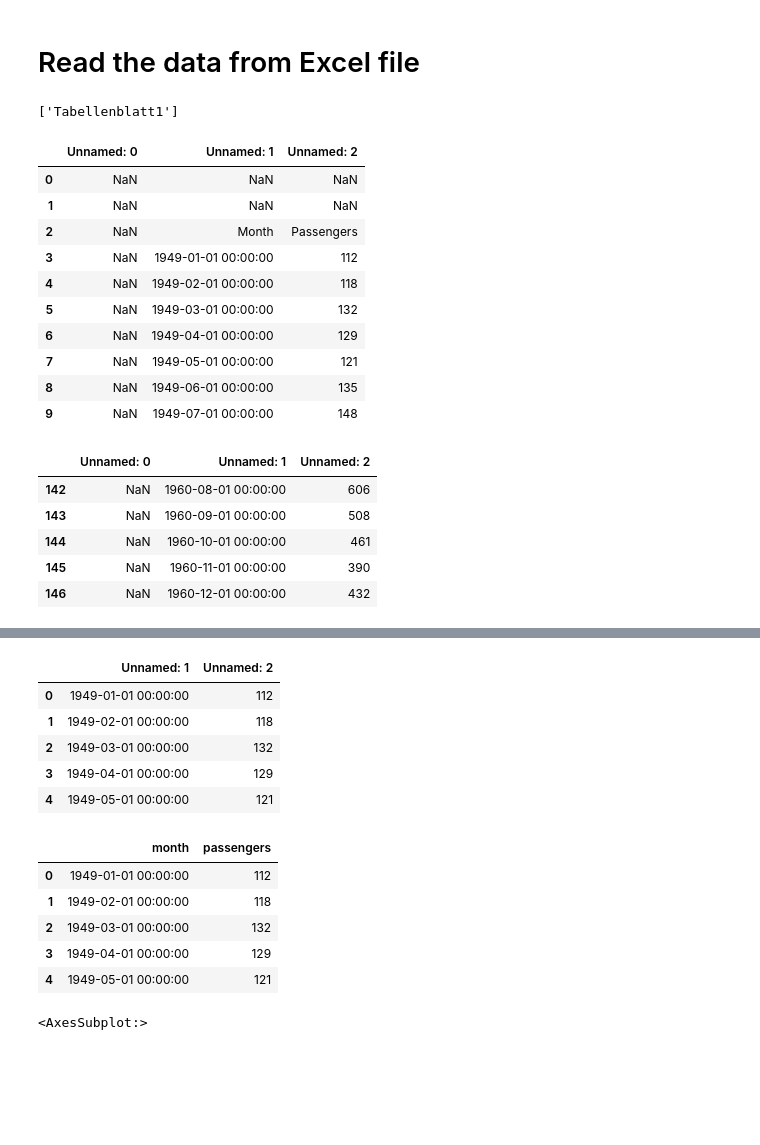
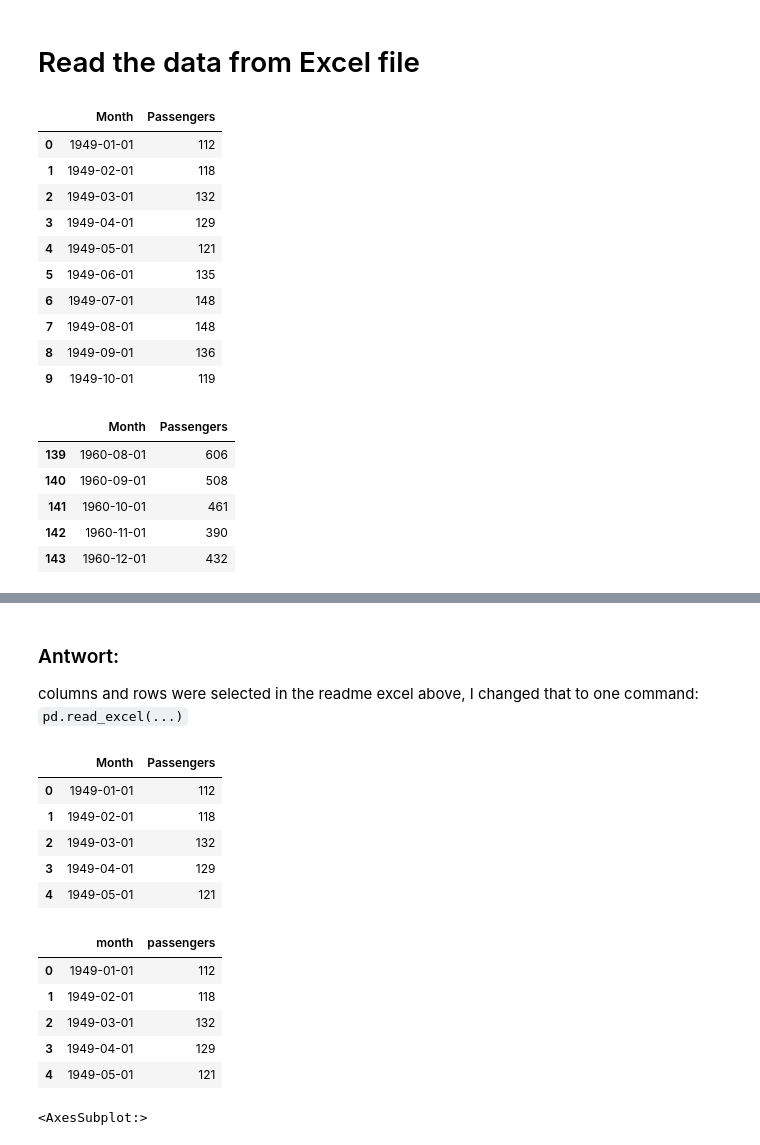
Before and after one commit to zualexander/mlexercises, a Jupyter notebook: 04 Exercise Import of data from excel and time series prediction-az.ipynb, the cells around one changed output, grey strips where cells are left out. Cells and saved outputs as stored; diff of their text form; code cells hidden in the pictures; blank space fills up the shorter version.

```diff
--- a/04 Exercise Import of data from excel and time series prediction-az.ipynb
+++ b/04 Exercise Import of data from excel and time series prediction-az.ipynb
@@ -67,38 +67,37 @@ excelData = 'data/airline_passengers.xlsx'
 # %% [markdown]
 # Read the data from Excel file
 # %%
-data = pd.ExcelFile(excelData)
-print(data.sheet_names)
+#data = pd.ExcelFile(excelData)
+#print(data.sheet_names)
-# %% [output]
-['Tabellenblatt1']
 # %%
 #
 # read one table
 #
-df = data.parse('Tabellenblatt1')
+#df = data.parse('Tabellenblatt1')
+df = pd.read_excel(excelData, header=3, usecols=[1,2,3])
 df.info
 df.head(10)
 # %% [output]
-|  | Unnamed: 0 | Unnamed: 1 | Unnamed: 2 |
-| 0 | NaN | NaN | NaN |
-| 1 | NaN | NaN | NaN |
-| 2 | NaN | Month | Passengers |
-| 3 | NaN | 1949-01-01 00:00:00 | 112 |
-| 4 | NaN | 1949-02-01 00:00:00 | 118 |
-| 5 | NaN | 1949-03-01 00:00:00 | 132 |
-| 6 | NaN | 1949-04-01 00:00:00 | 129 |
-| 7 | NaN | 1949-05-01 00:00:00 | 121 |
-| 8 | NaN | 1949-06-01 00:00:00 | 135 |
-| 9 | NaN | 1949-07-01 00:00:00 | 148 |
+|  | Month | Passengers |
+| 0 | 1949-01-01 | 112 |
+| 1 | 1949-02-01 | 118 |
+| 2 | 1949-03-01 | 132 |
+| 3 | 1949-04-01 | 129 |
+| 4 | 1949-05-01 | 121 |
+| 5 | 1949-06-01 | 135 |
+| 6 | 1949-07-01 | 148 |
+| 7 | 1949-08-01 | 148 |
+| 8 | 1949-09-01 | 136 |
+| 9 | 1949-10-01 | 119 |
 # %%
 df.tail()
 # %% [output]
-|  | Unnamed: 0 | Unnamed: 1 | Unnamed: 2 |
-| 142 | NaN | 1960-08-01 00:00:00 | 606 |
-| 143 | NaN | 1960-09-01 00:00:00 | 508 |
-| 144 | NaN | 1960-10-01 00:00:00 | 461 |
-| 145 | NaN | 1960-11-01 00:00:00 | 390 |
-| 146 | NaN | 1960-12-01 00:00:00 | 432 |
+|  | Month | Passengers |
+| 139 | 1960-08-01 | 606 |
+| 140 | 1960-09-01 | 508 |
+| 141 | 1960-10-01 | 461 |
+| 142 | 1960-11-01 | 390 |
+| 143 | 1960-12-01 | 432 |
 # %% [markdown]
 # Cut out data from pandas dataframes
 
@@ -118,11 +117,14 @@ df_cut = df_cut.reset_index(drop=True)
+# %% [markdown]
+### Antwort:
+columns and rows were selected in the readme excel above, I changed that to one command: `pd.read_excel(...)`
 # %%
-df_cut.head()
+df.head()
 # %% [output]
-|  | Unnamed: 1 | Unnamed: 2 |
-| 0 | 1949-01-01 00:00:00 | 112 |
-| 1 | 1949-02-01 00:00:00 | 118 |
-| 2 | 1949-03-01 00:00:00 | 132 |
-| 3 | 1949-04-01 00:00:00 | 129 |
-| 4 | 1949-05-01 00:00:00 | 121 |
+|  | Month | Passengers |
+| 0 | 1949-01-01 | 112 |
+| 1 | 1949-02-01 | 118 |
+| 2 | 1949-03-01 | 132 |
+| 3 | 1949-04-01 | 129 |
+| 4 | 1949-05-01 | 121 |
 # %%
 # rename columns to fixed names
@@ -130,12 +132,12 @@ df_cut.columns = ['month','passengers']
 # %%
-df_cut.head()
+df.head()
 # %% [output]
 |  | month | passengers |
-| 0 | 1949-01-01 00:00:00 | 112 |
-| 1 | 1949-02-01 00:00:00 | 118 |
-| 2 | 1949-03-01 00:00:00 | 132 |
-| 3 | 1949-04-01 00:00:00 | 129 |
-| 4 | 1949-05-01 00:00:00 | 121 |
+| 0 | 1949-01-01 | 112 |
+| 1 | 1949-02-01 | 118 |
+| 2 | 1949-03-01 | 132 |
+| 3 | 1949-04-01 | 129 |
+| 4 | 1949-05-01 | 121 |
 # %%
 #
 # plot number of passangers
```
Also changed, not shown: parts of 24 cells of this notebook.
